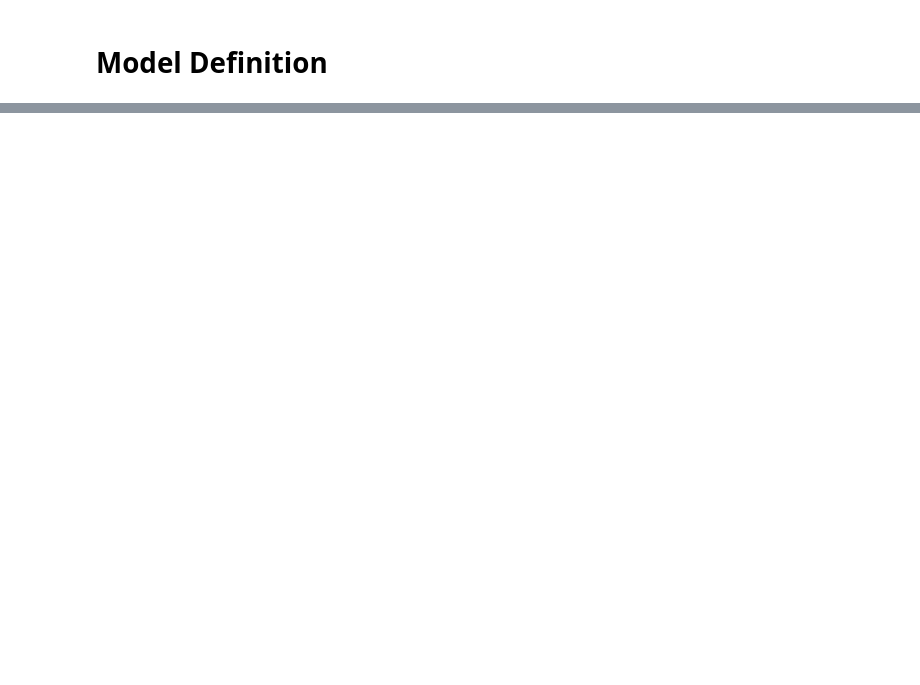
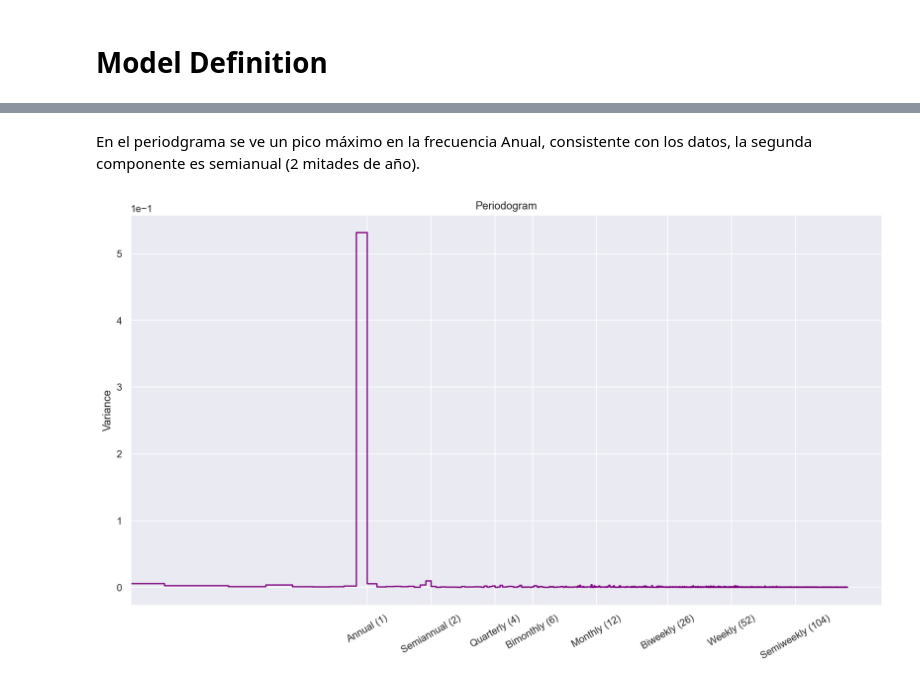
Before and after one commit to magistery-tps/time-series-tp, a Jupyter notebook: notebooks/prediction_prophet.ipynb, the cells around one changed output, grey strips where cells are left out. Drawn from its saved outputs; the diff is of its cells as text; code cells hidden in the pictures; blank space fills up the shorter version.

```diff
--- a/notebooks/prediction_prophet.ipynb
+++ b/notebooks/prediction_prophet.ipynb
@@ -121,0 +249,6 @@ predict(model, test_set, times=CFG['times'])
+# %% [markdown]
+En el periodgrama se ve un pico máximo en la frecuencia Anual, consistente con los datos, la segunda componente es semianual (2 mitades de año).
+# %%
+plot_periodogram(X.y);
+# %% [output]
+[figure, added]
```
Also changed, not shown: parts of 13 cells of this notebook.
